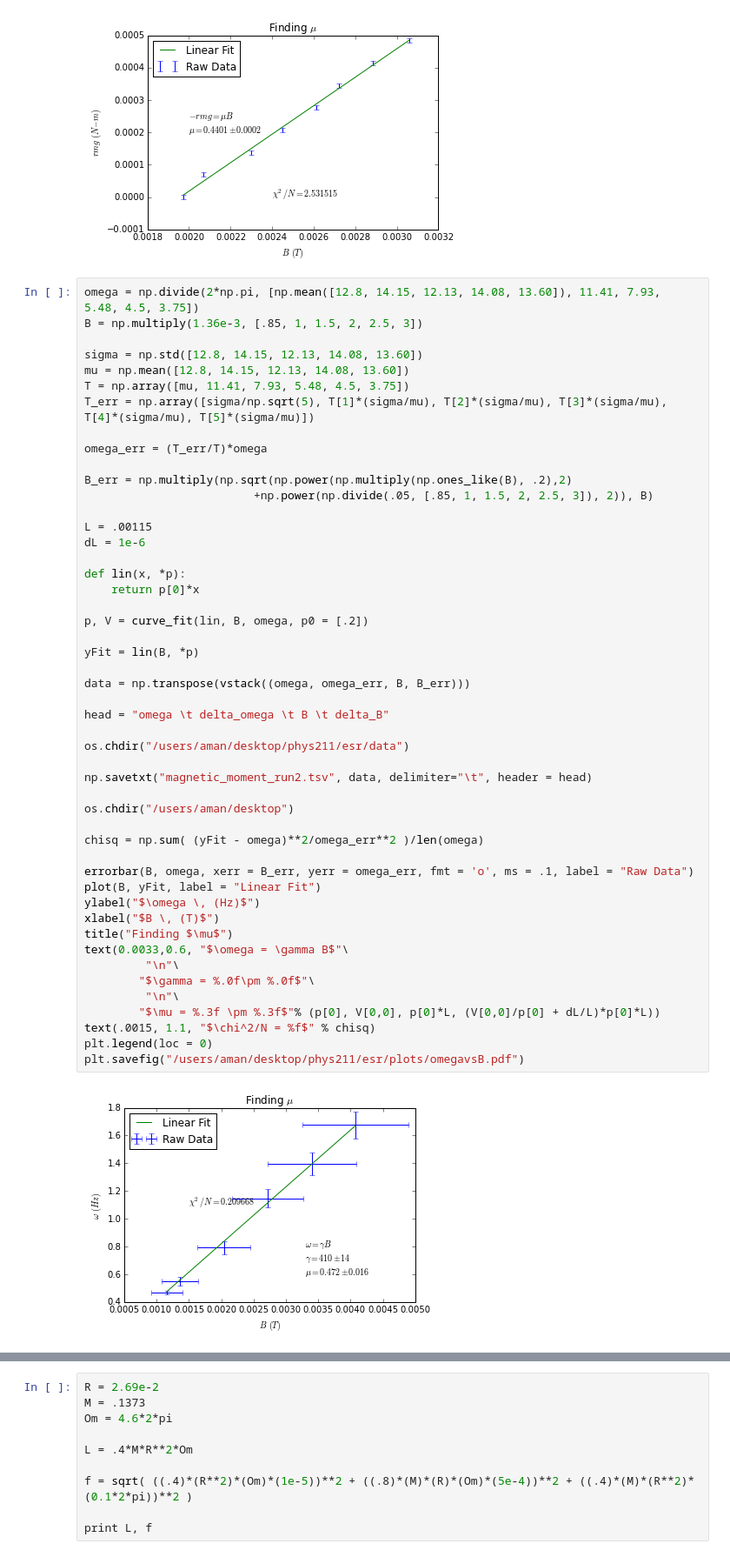
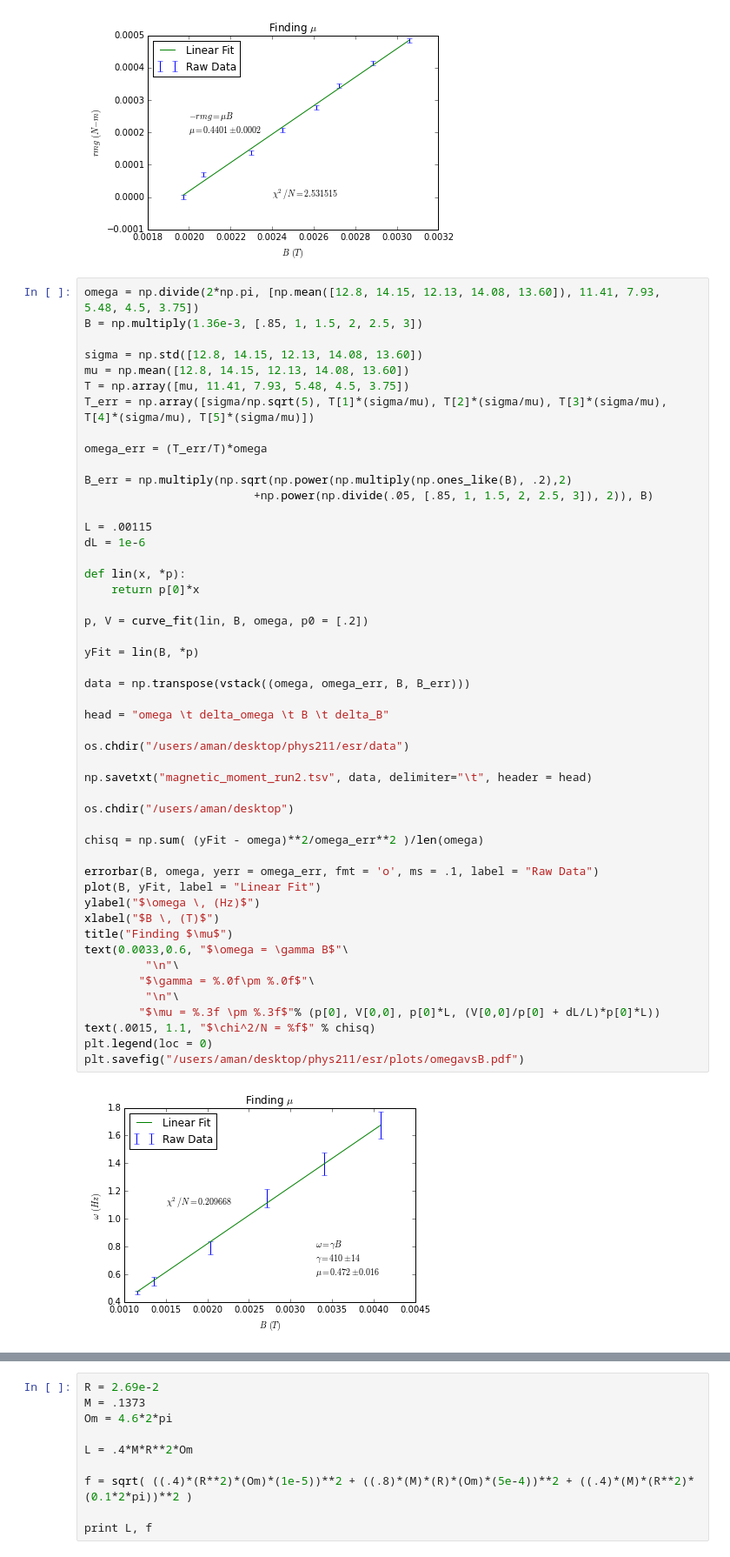
Before and after one commit to bzcheeseman/phys211, a Jupyter notebook: ESR/Untitled.ipynb, the cells around one changed output, grey strips where cells are left out. Shown: that part at 87% size. Cells and saved outputs as stored; diff of their text form.

Commit message:
updated plot

```diff
--- a/ESR/Untitled.ipynb
+++ b/ESR/Untitled.ipynb
@@ -64,35 +64,35 @@ def lin(x, *p):
 
 p, V = curve_fit(lin, B, omega, p0 = [.2])
 
 yFit = lin(B, *p)
 
 data = np.transpose(vstack((omega, omega_err, B, B_err)))
 
 head = "omega \t delta_omega \t B \t delta_B"
 
 os.chdir("/users/aman/desktop/phys211/esr/data")
 
 np.savetxt("magnetic_moment_run2.tsv", data, delimiter="\t", header = head)
 
 os.chdir("/users/aman/desktop")
 
 chisq = np.sum( (yFit - omega)**2/omega_err**2 )/len(omega)
 
-errorbar(B, omega, xerr = B_err, yerr = omega_err, fmt = 'o', ms = .1, label = "Raw Data")
+errorbar(B, omega, yerr = omega_err, fmt = 'o', ms = .1, label = "Raw Data")
 plot(B, yFit, label = "Linear Fit")
 ylabel("$\omega \, (Hz)$")
 xlabel("$B \, (T)$")
 title("Finding $\mu$")
 text(0.0033,0.6, "$\omega = \gamma B$"\
          "\n"\
         "$\gamma = %.0f\pm %.0f$"\
          "\n"\
         "$\mu = %.3f \pm %.3f$"% (p[0], V[0,0], p[0]*L, (V[0,0]/p[0] + dL/L)*p[0]*L))
 text(.0015, 1.1, "$\chi^2/N = %f$" % chisq)
 plt.legend(loc = 0)
 plt.savefig("/users/aman/desktop/phys211/esr/plots/omegavsB.pdf")
 # %% [output]
-[figure, old version]
+[figure, new version]
 # %%
 frequency = np.array([20.91, 22.93, 24.01, 25.65, 26.5, 27.55, 29.8, 31.07, 31.83]) * 1e6
 vplus = np.array([35.2, 39.2, 40.0, 44.0, 44.8, 45.6, 48.8, 51.2, 52.0])
```
Also changed, not shown: parts of 1 cell of this notebook, 1 other file.
